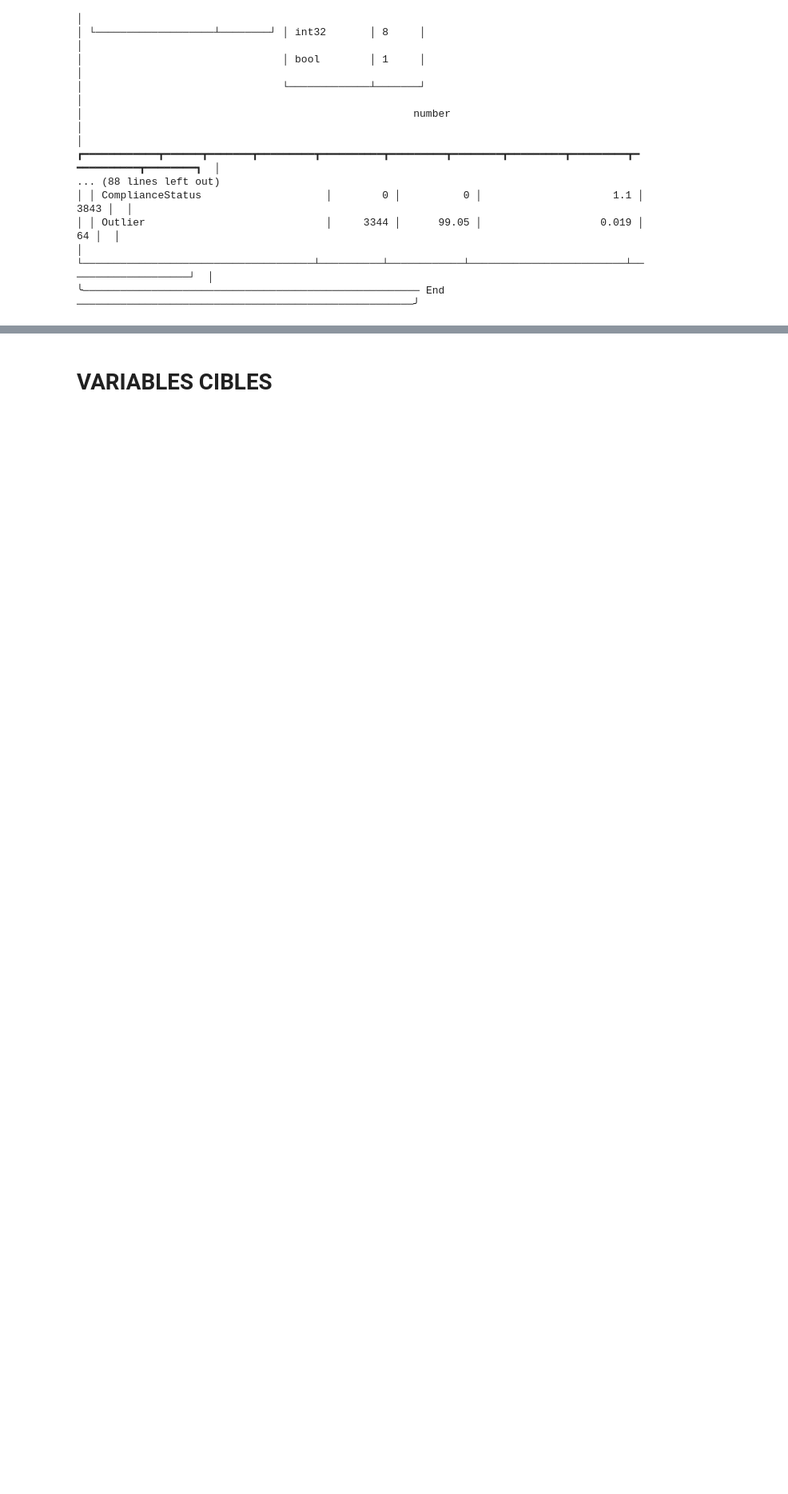
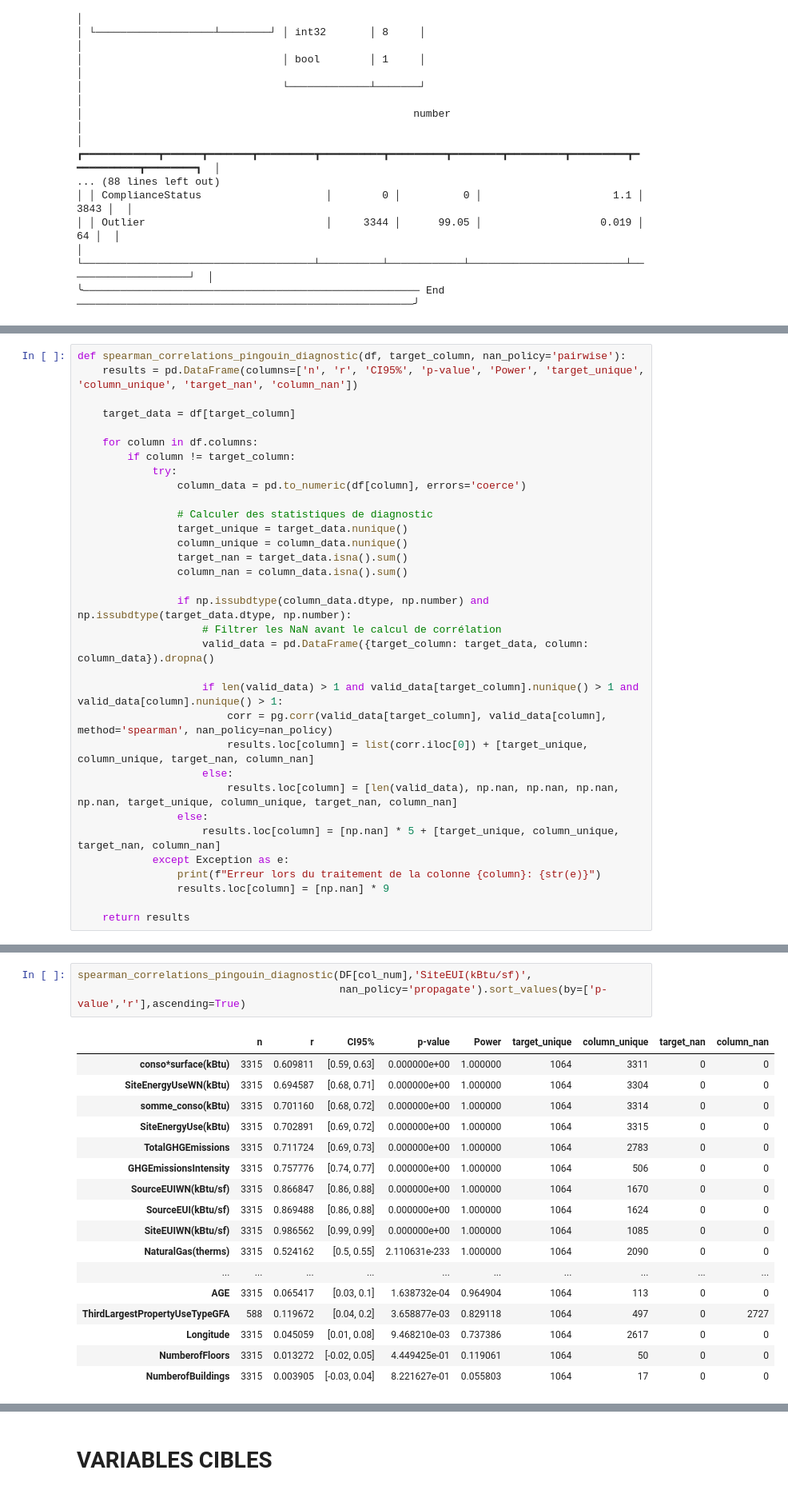
Before and after one commit to EP-portfolio/PROJET_4, a Jupyter notebook: PROJET_4.ipynb, the cells around one changed output, grey strips where cells are left out. Shown at 80% size. Saved outputs shown, nothing was run; the diff lists cells and outputs as text; blank space fills up the shorter version.

```diff
--- a/PROJET_4.ipynb
+++ b/PROJET_4.ipynb
@@ -478,0 +692,33 @@ DF_non_residential = DF_non_residential.drop(Liste_a_drop,axis=1)
+# %%
+def spearman_correlations_pingouin_diagnostic(df, target_column, nan_policy='pairwise'):
+    results = pd.DataFrame(columns=['n', 'r', 'CI95%', 'p-value', 'Power', 'target_unique', 'column_unique', 'target_nan', 'column_nan'])
+
+    target_data = df[target_column]
+
+    for column in df.columns:
+        if column != target_column:
+            try:
+                column_data = pd.to_numeric(df[column], errors='coerce')
+
+                # Calculer des statistiques de diagnostic
+                target_unique = target_data.nunique()
+                column_unique = column_data.nunique()
+                target_nan = target_data.isna().sum()
+                column_nan = column_data.isna().sum()
+
+                if np.issubdtype(column_data.dtype, np.number) and np.issubdtype(target_data.dtype, np.number):
+                    # Filtrer les NaN avant le calcul de corrélation
+                    valid_data = pd.DataFrame({target_column: target_data, column: column_data}).dropna()
+
+                    if len(valid_data) > 1 and valid_data[target_column].nunique() > 1 and valid_data[column].nunique() > 1:
+                        corr = pg.corr(valid_data[target_column], valid_data[column], method='spearman', nan_policy=nan_policy)
+                        results.loc[column] = list(corr.iloc[0]) + [target_unique, column_unique, target_nan, column_nan]
+                    else:
+                        results.loc[column] = [len(valid_data), np.nan, np.nan, np.nan, np.nan, target_unique, column_unique, target_nan, column_nan]
+                else:
+                    results.loc[column] = [np.nan] * 5 + [target_unique, column_unique, target_nan, column_nan]
+            except Exception as e:
+                print(f"Erreur lors du traitement de la colonne {column}: {str(e)}")
+                results.loc[column] = [np.nan] * 9
+
+    return results
@@ -478,0 +727,21 @@ DF_non_residential = DF_non_residential.drop(Liste_a_drop,axis=1)
+# %%
+spearman_correlations_pingouin_diagnostic(DF[col_num],'SiteEUI(kBtu/sf)',
+                                          nan_policy='propagate').sort_values(by=['p-value','r'],ascending=True)
+# %% [output]
+|  | n | r | CI95% | p-value | Power | target_unique | column_unique | target_nan | column_nan |
+| conso*surface(kBtu) | 3315 | 0.609811 | [0.59, 0.63] | 0.000000e+00 | 1.000000 | 1064 | 3311 | 0 | 0 |
+| SiteEnergyUseWN(kBtu) | 3315 | 0.694587 | [0.68, 0.71] | 0.000000e+00 | 1.000000 | 1064 | 3304 | 0 | 0 |
+| somme_conso(kBtu) | 3315 | 0.701160 | [0.68, 0.72] | 0.000000e+00 | 1.000000 | 1064 | 3314 | 0 | 0 |
+| SiteEnergyUse(kBtu) | 3315 | 0.702891 | [0.69, 0.72] | 0.000000e+00 | 1.000000 | 1064 | 3315 | 0 | 0 |
+| TotalGHGEmissions | 3315 | 0.711724 | [0.69, 0.73] | 0.000000e+00 | 1.000000 | 1064 | 2783 | 0 | 0 |
+| GHGEmissionsIntensity | 3315 | 0.757776 | [0.74, 0.77] | 0.000000e+00 | 1.000000 | 1064 | 506 | 0 | 0 |
+| SourceEUIWN(kBtu/sf) | 3315 | 0.866847 | [0.86, 0.88] | 0.000000e+00 | 1.000000 | 1064 | 1670 | 0 | 0 |
+| SourceEUI(kBtu/sf) | 3315 | 0.869488 | [0.86, 0.88] | 0.000000e+00 | 1.000000 | 1064 | 1624 | 0 | 0 |
+| SiteEUIWN(kBtu/sf) | 3315 | 0.986562 | [0.99, 0.99] | 0.000000e+00 | 1.000000 | 1064 | 1085 | 0 | 0 |
+| NaturalGas(therms) | 3315 | 0.524162 | [0.5, 0.55] | 2.110631e-233 | 1.000000 | 1064 | 2090 | 0 | 0 |
+| ... | ... | ... | ... | ... | ... | ... | ... | ... | ... |
+| AGE | 3315 | 0.065417 | [0.03, 0.1] | 1.638732e-04 | 0.964904 | 1064 | 113 | 0 | 0 |
+| ThirdLargestPropertyUseTypeGFA | 588 | 0.119672 | [0.04, 0.2] | 3.658877e-03 | 0.829118 | 1064 | 497 | 0 | 2727 |
+| Longitude | 3315 | 0.045059 | [0.01, 0.08] | 9.468210e-03 | 0.737386 | 1064 | 2617 | 0 | 0 |
+| NumberofFloors | 3315 | 0.013272 | [-0.02, 0.05] | 4.449425e-01 | 0.119061 | 1064 | 50 | 0 | 0 |
+| NumberofBuildings | 3315 | 0.003905 | [-0.03, 0.04] | 8.221627e-01 | 0.055803 | 1064 | 17 | 0 | 0 |
```
Also changed, not shown: parts of 112 cells of this notebook.
